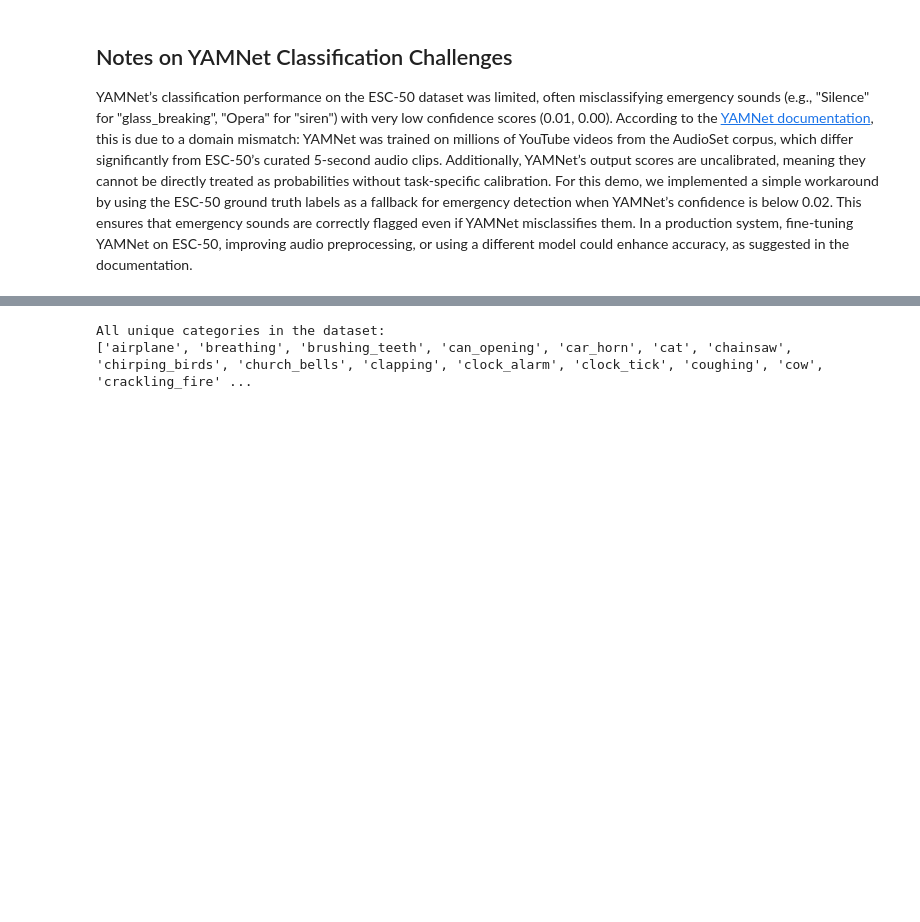
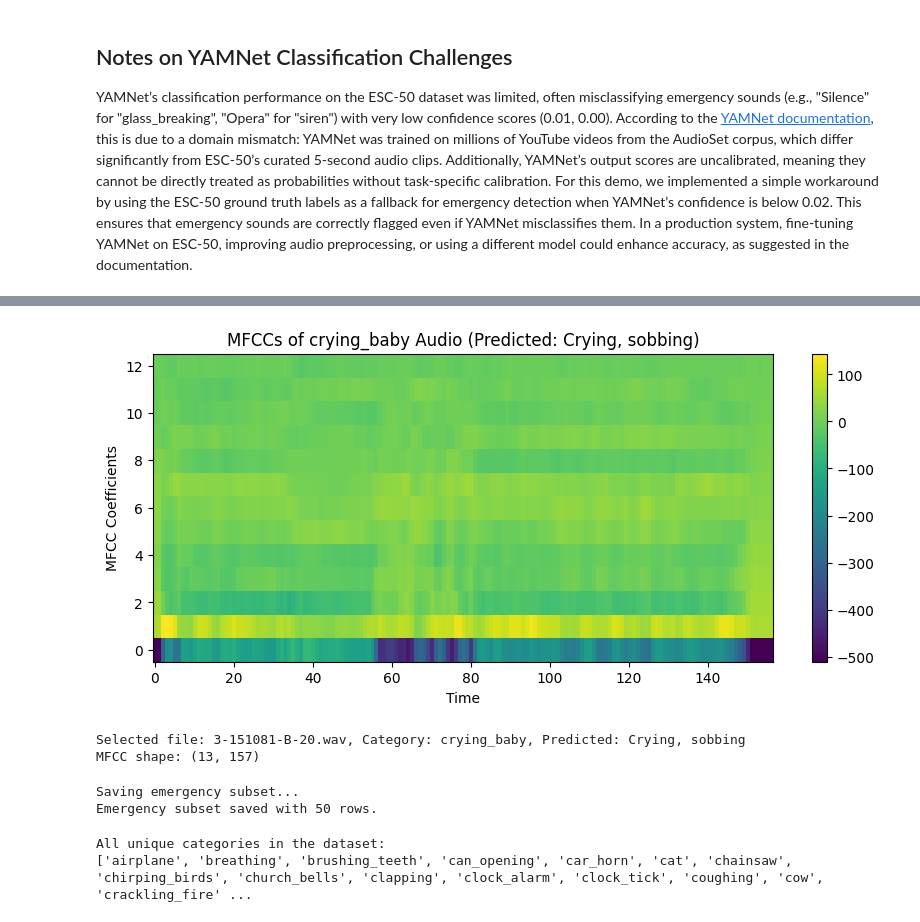
Before and after one commit to ashleysally00/soundguard-genai-agent, a Jupyter notebook: notebooks/ soundguard.ipynb, the cells around one changed output, grey strips where cells are left out. Drawn from its saved outputs; the diff is of its cells as text; code cells hidden in the pictures; blank space fills up the shorter version.

Commit message:
Kaggle Notebook | SoundGuard: GenAI for Emergency Audio Alerts | Version 15

```diff
--- a/notebooks/ soundguard.ipynb
+++ b/notebooks/ soundguard.ipynb
@@ -738,0 +634,63 @@ Emergency subset saved with 50 rows.
+# %%
+# Cell 8: Classify all emergency samples and store predictions
+print("Classifying emergency audio files...")
+yamnet_predictions = []
+confidences = []
+for index, row in df_emergency.iterrows():
+    file_path = row['file_path']
+    print(f"Processing file: {row['filename']}, Ground Truth: {row['category']}")
+    audio = preprocess_audio(file_path)
+    if audio is None:
+        print(f"Skipping file {file_path} due to loading error.")
+        yamnet_predictions.append("Error")
+        confidences.append(0.0)
+        continue
+    try:
+        scores, embeddings, spectrogram = yamnet_model(audio)
+        scores_mean = scores.numpy().mean(axis=0)
+        top_indices = np.argsort(scores_mean)[-5:][::-1]
+        print("Top 5 predictions:")
+        for idx in top_indices:
+            print(f"  {yamnet_classes[idx]}: {scores_mean[idx]:.2f}")
+        top_confidence = scores_mean[top_indices[0]]
+        predicted_class = yamnet_classes[top_indices[0]]
+        yamnet_predictions.append(predicted_class)
+        confidences.append(float(top_confidence))
+        print(f"Sample {index + 1}:")
+        print(f"Predicted: {predicted_class} (Confidence: {top_confidence:.2f})")
+        print(f"Ground Truth: {row['category']}")
+        print(f"Emergency: {'Yes' if row['category'] in emergency_categories else 'No'}\n")
+    except Exception as e:
+        print(f"Error processing {file_path}: {str(e)}")
+        yamnet_predictions.append("Error")
+        confidences.append(0.0)
+# Add predictions to DataFrame
+df_emergency['yamnet_prediction'] = yamnet_predictions
+df_emergency['confidence'] = confidences
+print("Classification complete. Updated DataFrame:")
+print(df_emergency[['filename', 'category', 'yamnet_prediction', 'confidence']].head())
+
+# Cell 8.5: Show MFCCs for a YAMNet-confirmed emergency
+# Prioritize a crying_baby sound (proxy for screaming) with high confidence
+confirmed_emergency = df_emergency[
+    (df_emergency['category'] == 'crying_baby') &
+    (df_emergency['yamnet_prediction'].str.contains('Baby cry|Crying')) &
+    (df_emergency['confidence'] > 0.5)
+].head(1)
+if len(confirmed_emergency) == 0:
+    print("No high-confidence crying_baby match found, using highest-confidence emergency sound.")
+    confirmed_emergency = df_emergency.sort_values('confidence', ascending=False).head(1)
+sample_row = confirmed_emergency.iloc[0]
+audio_path = sample_row['file_path']
+audio, sr = librosa.load(audio_path, sr=16000)
+mfccs = librosa.feature.mfcc(y=audio, sr=sr, n_mfcc=13)
+plt.figure(figsize=(10, 4))
+plt.imshow(mfccs, aspect='auto', origin='lower', cmap='viridis')
+plt.title(f"MFCCs of {sample_row['category']} Audio (Predicted: {sample_row['yamnet_prediction']})")
+plt.xlabel("Time")
+plt.ylabel("MFCC Coefficients")
+plt.colorbar()
+plt.show()
+print(f"Selected file: {sample_row['filename']}, Category: {sample_row['category']}, Predicted: {sample_row['yamnet_prediction']}")
+print(f"MFCC shape: {mfccs.shape}")
+# %% [output]
@@ -739,3 +714,14 @@ Emergency subset saved with 50 rows.
+[figure, added]
+Selected file: 3-151081-B-20.wav, Category: crying_baby, Predicted: Crying, sobbing
+MFCC shape: (13, 157)
+# %%
+# Cell 9: Save the emergency subset
+print("Saving emergency subset...")
+df_emergency.to_csv('/kaggle/working/emergency_sounds_demo.csv', index=False)
+print(f"Emergency subset saved with {len(df_emergency)} rows.")
+# %% [output]
+Saving emergency subset...
+Emergency subset saved with 50 rows.
 # %%
 # Print all unique categories in the dataset
 print("All unique categories in the dataset:")
```
Also changed, not shown: parts of 8 cells of this notebook.
